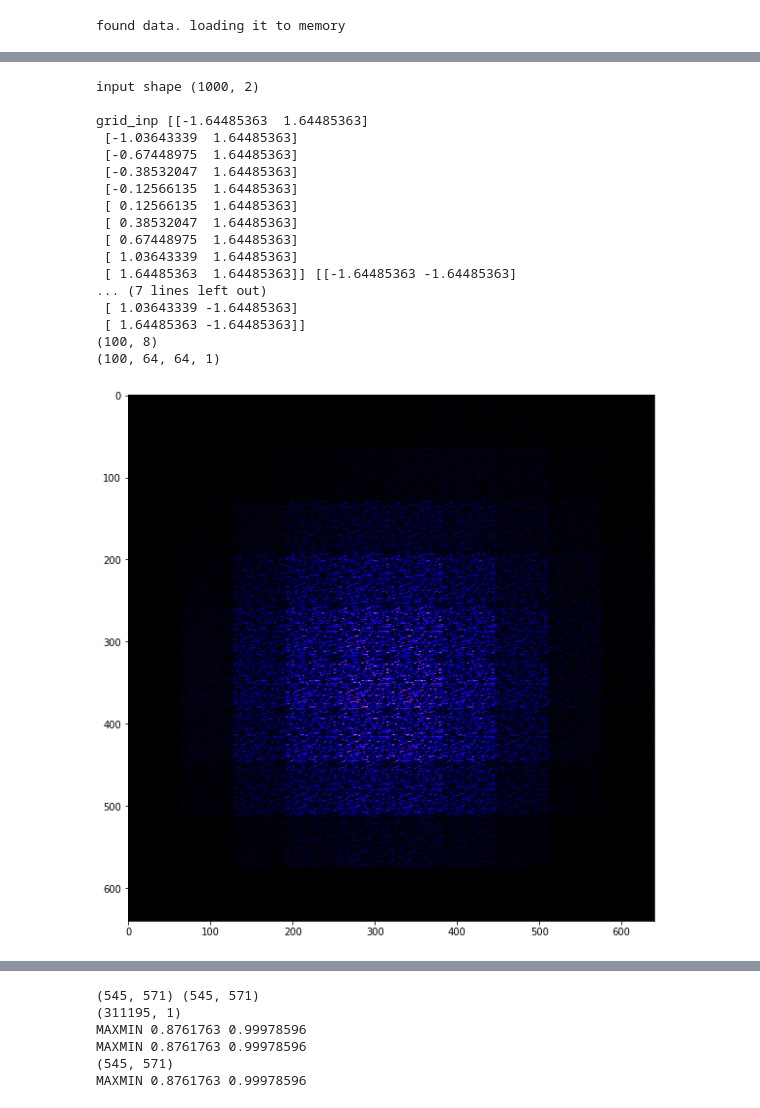
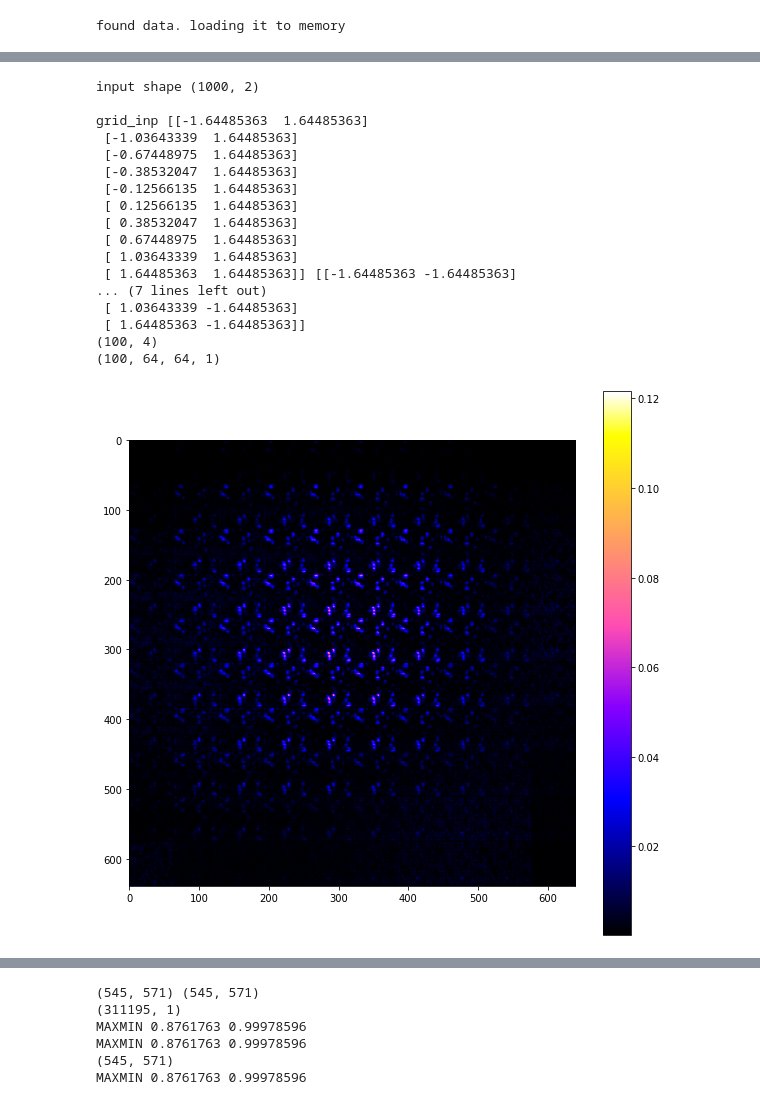
Before and after one commit to andykamp/quantify_seismic_similarity, a Jupyter notebook: notebooks/visualizing-seismic-using-a-variational-autoencoder.ipynb, the cells around one changed output, grey strips where cells are left out. Saved outputs shown, nothing was run; the diff lists cells and outputs as text; code cells hidden in the pictures.

```diff
--- a/notebooks/visualizing-seismic-using-a-variational-autoencoder.ipynb
+++ b/notebooks/visualizing-seismic-using-a-variational-autoencoder.ipynb
@@ -463,11 +508,14 @@ Epoch 100/100
 # %%
 # store model
 # serialize weights to HDF5
-filename =output_folder+"/model_64_64_8x8_1_000_tanh_variance_static.h5"
-#vae.save_weights(filename)
+weight_path = output_folder+"/weight_64x64_4_1000_softplus_varstatic.h5"
+model_path = output_folder+"/model_64x64_4_1000_softplus_varstatic.h5"
+#vae.save_weights(weight_path)
+#vae.save(model_path)
 #print("Saved model to disk")
 
-vae.load_weights(filename)
+vae.load_weights(weight_path)
+#vae = keras.models.load_model(model_path, custom_objects={'vae_loss': vae_loss}, compile=False)
 print("LOADED")
 #print(history.history.keys())
 #print(history.history["loss"])
@@ -507,26 +555,27 @@ plt.imshow(img_decoded[19][:,:,0])
 # %%
-encoder = Model(input_img, z_mu)
-encoder_var = Model(input_img, z_log_sigma)
+#encoder = Model(input_img, z_mu)
+#encoder_var = Model(input_img, z_log_sigma)
 
-vaeeee = Model(input_img, z_decoded)
+#vaeeee = Model(input_img, z_decoded_mean)
 
 num_imgs = 5
 img_samples = data[700:700+num_imgs].reshape(-1, 64, 64, 1)
 print("img samples ", np.min(img_samples), np.max(img_samples))
 #run vae through some of them
-reconstructions_vae = vaeeee.predict(img_samples)
-reconstructions_enc_dec =decoder_var.predict(encoder.predict(img_samples))
+reconstructions_vae = vae.predict(img_samples)
+_,reconstructions_enc_dec =decoder.predict(encoder.predict(img_samples)[0])
 print("img samples ", np.min(reconstructions_vae), np.max(reconstructions_vae))
 print("img samples ", np.min(reconstructions_enc_dec), np.max(reconstructions_enc_dec))
 
 print(reconstructions_vae.shape, reconstructions_enc_dec.shape)
-
-plt.imshow(decoder.predict(encoder.predict(img_samples))[0][:,:,0])
+m, v= decoder.predict(encoder.predict(img_samples)[0])
+print(m.shape, v.shape)
+plt.imshow(v[0][:,:,0])
 plt.show()
 plt.imshow(img_samples[0][:,:,0])
 plt.show()
 
-rec_list = [img_samples, reconstructions_enc_dec]
+rec_list = [img_samples, reconstructions_vae, reconstructions_enc_dec]
 figure = np.zeros((patch_size * len(rec_list), patch_size * num_imgs))
 for i, rec_type in enumerate(rec_list):
     for j in range(num_imgs):
@@ -851,7 +1053,7 @@ for i in range(n):
     for j in range(n):
         z_sample = np.random.normal(size=latent_dim).reshape(1, latent_dim)
         #print(z_sample.shape)
-        x_recon = rbf_generator.predict(z_sample, batch_size=1)#generator.predict(z_sample, batch_size=1)
+        _,x_recon = rbf_decoder.predict(z_sample, batch_size=1)#generator.predict(z_sample, batch_size=1)
         #print(x_recon.shape)
         patch = x_recon.reshape(patch_size, patch_size)
         #print(patch.shape)
@@ -938,7 +1140,7 @@ from sklearn.decomposition import PCA
 shape = X_train.shape
 print( "X_train shape: ", shape)
 
-X_recon =encoder.predict(X_train)
+X_recon,_,_ =encoder.predict(X_train)
 print( "X_recon shape: ",X_recon.shape)
 
 filename = output_folder + "/pca_embedded.npy"
@@ -954,9 +1156,9 @@ if not os.path.exists(filename):
     pca = pca_model.fit_transform(X_reshape)
     print(np.sum(pca_model.explained_variance_ratio_))
     # store the data
-    np.save(filename, pca)
-    print('Dumping pca model to: %s' % (pca_model_filename))
-    joblib.dump(pca_model, pca_model_filename)
+    #np.save(filename, pca)
+    #print('Dumping pca model to: %s' % (pca_model_filename))
+    #joblib.dump(pca_model, pca_model_filename)
 else:
     print("found data. loading it to memory")
     pca = np.load(filename)
@@ -977,7 +1179,7 @@ scatter(pca, labelss, num_labelss, dir, show_labels=False, output=filename)
 print("Plottting: ", dir)
 #random_indexes = np.random.choice(shape[0], 100)
 #print("random_indexes", random_indexes)
-images = decoder.predict(X_recon)
+images,_ = decoder.predict(X_recon)
 ax = plot_components(proj=pca,images=[np.reshape(i, (patch_size, patch_size)).T for i in images])
 # now i can chooose a point in the 2d space, inverse pca transform it and decode it to se how it looks betweeen training data
 
@@ -985,7 +1187,7 @@ ax = plot_components(proj=pca,images=[np.reshape(i, (patch_size, patch_size)).T
 def add_image(coord):
     z_sample = pca_model.inverse_transform(coord).reshape(1, -1)
     print("z_sample", z_sample.shape)
-    z_sample_decoded = rbf_generator.predict(z_sample)
+    _,z_sample_decoded = rbf_decoder.predict(z_sample)
     print("z_sample_decoded", z_sample_decoded.shape)
     img_decoded = z_sample_decoded.reshape(patch_size, patch_size)
     #plt.imshow(img_decoded)
@@ -1181,39 +1383,40 @@ latent_grid_inp = pca_model.inverse_transform(grid_inp)
 print(latent_grid_inp.shape)
 
 # 3. decode each latent vector
-latent_grid_out = rbf_generator.predict(latent_grid_inp)
+_,latent_grid_out = rbf_decoder.predict(latent_grid_inp)
 print(latent_grid_out.shape)
 # 4. plot it in grid
 indx = 0
 for i, yi in enumerate(xxx):
     for j, xi in enumerate(yyy):
         z_sample = np.squeeze(latent_grid_out[indx])
         figure[i * patch_size: (i + 1) * patch_size,
                j * patch_size: (j + 1) * patch_size] = z_sample
         indx+=1
 
 plt.figure(figsize=(10, 10))
 plt.imshow(figure, cmap='gnuplot2')
+plt.colorbar()
 plt.show()
 # %% [output]
 input shape (1000, 2)
 
 grid_inp [[-1.64485363  1.64485363]
  [-1.03643339  1.64485363]
  [-0.67448975  1.64485363]
  [-0.38532047  1.64485363]
  [-0.12566135  1.64485363]
  [ 0.12566135  1.64485363]
  [ 0.38532047  1.64485363]
  [ 0.67448975  1.64485363]
  [ 1.03643339  1.64485363]
  [ 1.64485363  1.64485363]] [[-1.64485363 -1.64485363]
 ... (7 lines left out)
  [ 1.03643339 -1.64485363]
  [ 1.64485363 -1.64485363]]
-(100, 8)
+(100, 4)
 (100, 64, 64, 1)
-[figure, old version]
+[figure, new version]
 # %%
 # Now we want to plot the riemann metric to display the distorion when goin from Z --> X
 # This is more complicated as the datapoints are not in 2d when we encode.
```
Also changed, not shown: parts of 26 cells of this notebook.
